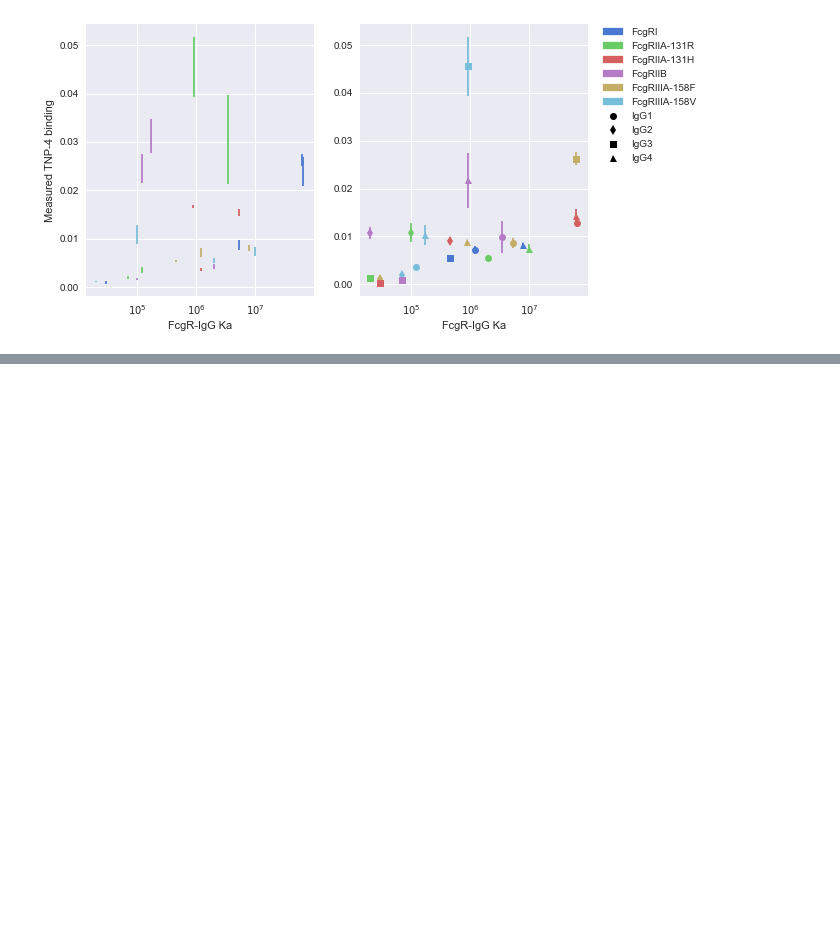
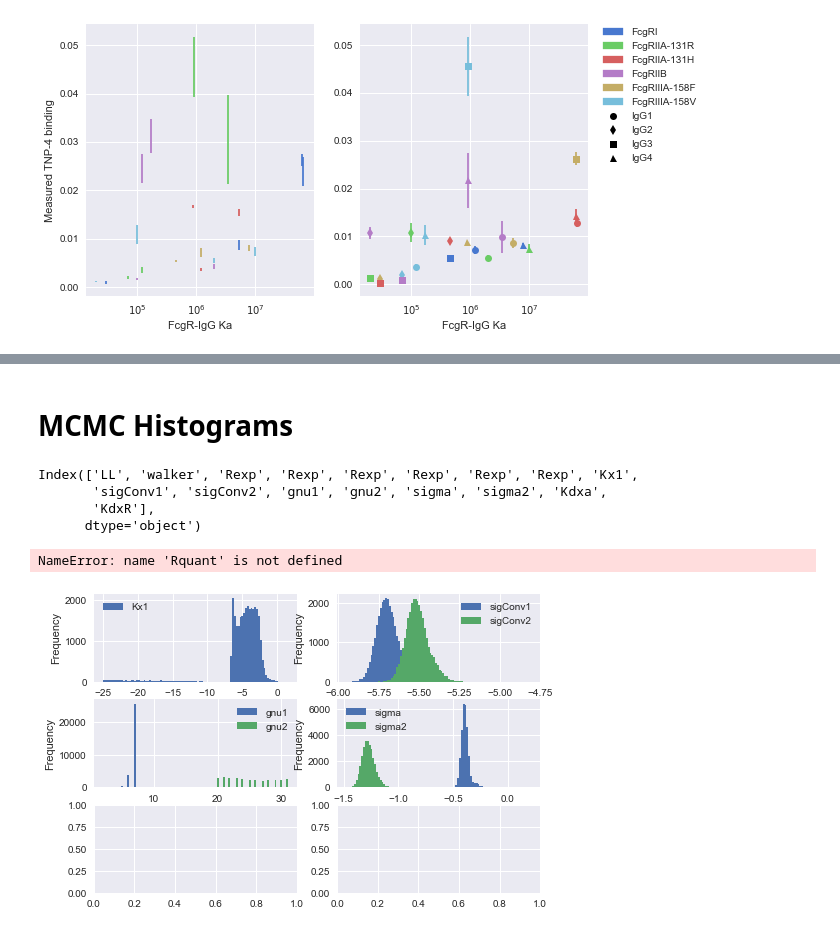
Before and after one commit to meyer-lab/FcgR-binding, a Jupyter notebook: Chain Analysis.ipynb, the cells around one changed output, grey strips where cells are left out. Saved outputs shown, nothing was run; the diff lists cells and outputs as text; code cells hidden in the pictures; blank space fills up the shorter version.

```diff
--- a/Chain Analysis.ipynb
+++ b/Chain Analysis.ipynb
@@ -61,3 +48,35 @@ plt.plot(dset['LL'][1:3000])
 StoneHelper.mfiAdjMeanFigureMaker(M)
 # %%
 StoneHelper.FcgRQuantificationFigureMaker(M)
+# %% [markdown]
+# MCMC Histograms
+# %%
+Rquant = StoneModel.StoneModel().Rquant
+
+# Trim the burn in period
+dset = dset.iloc[300::,:]
+# %%
+print(dset.columns)
+
+fig, axes = plt.subplots(nrows=3, ncols=2)
+colors = sns.color_palette()
+
+dset[['Kx1'     ]].plot.hist(ax=axes[0,0], bins = 100)
+dset[['sigConv1', 'sigConv2']].plot.hist(ax=axes[0,1], bins = 100)
+dset[['gnu1', 'gnu2'        ]].plot.hist(ax=axes[1,0], bins = 100)
+dset[['sigma', 'sigma2'     ]].plot.hist(ax=axes[1,1], bins = 100)
+for j in range(len(colors)):
+    fcgr = Rquant[j]
+    for meas in fcgr:
+        axes[2,0].plot(np.repeat(meas,dset.shape[0]),np.arange(0,dset.shape[0]),color=colors[j])
+dset[['Rexp'   ]].plot.hist(ax=axes[2,0], bins = 30,color=colors)
+axes[2,0].set_ylim(0,12000)
+
+plt.tight_layout()
+# %% [output]
+Index(['LL', 'walker', 'Rexp', 'Rexp', 'Rexp', 'Rexp', 'Rexp', 'Rexp', 'Kx1',
+       'sigConv1', 'sigConv2', 'gnu1', 'gnu2', 'sigma', 'sigma2', 'Kdxa',
+       'KdxR'],
+      dtype='object')
+NameError: name 'Rquant' is not defined
+[figure, added]
```
Also changed, not shown: parts of 7 cells of this notebook, 8 other files.
